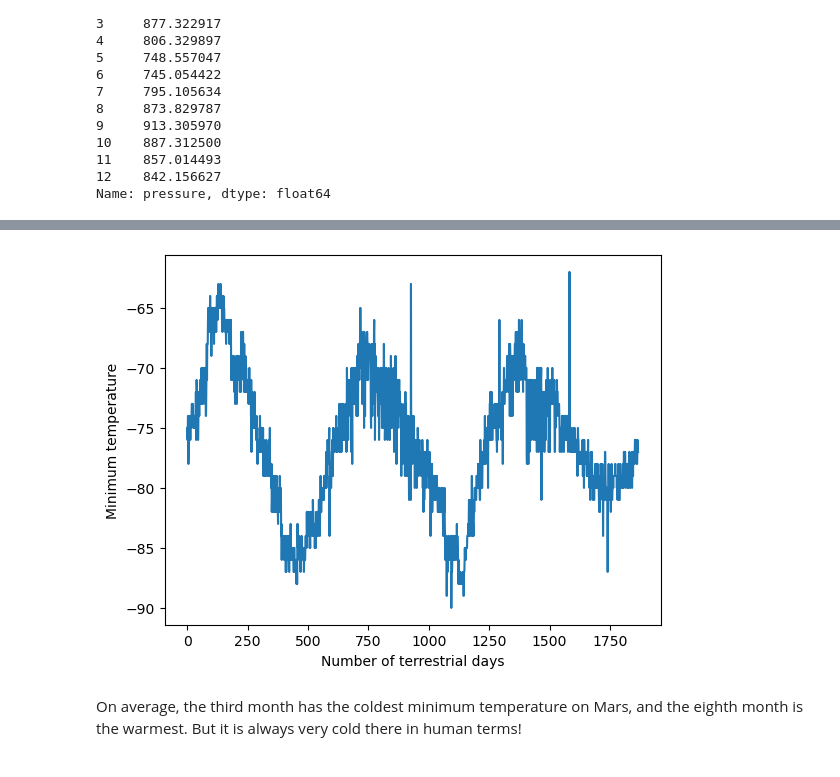
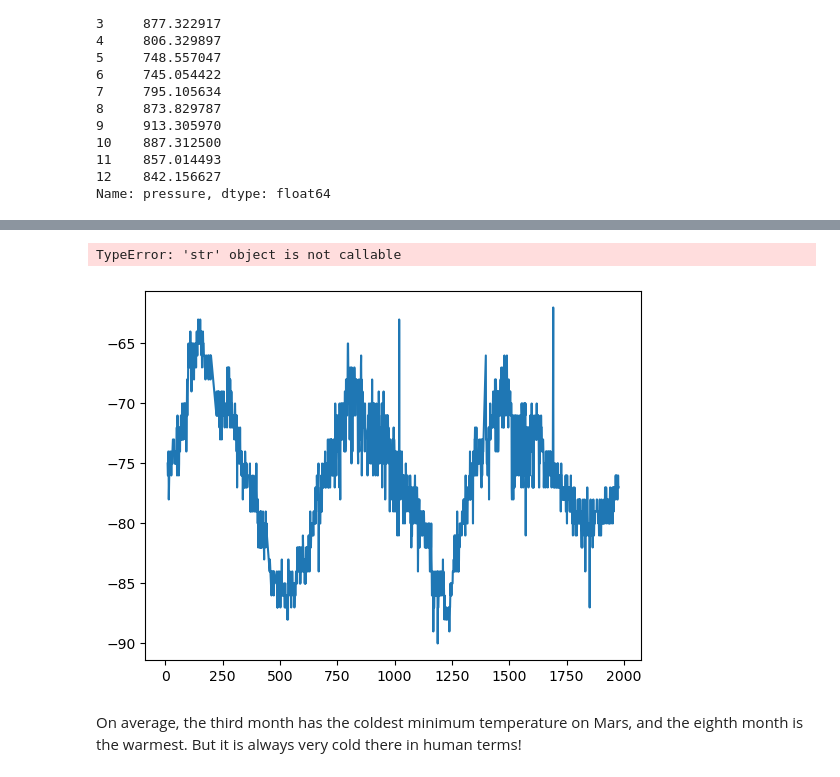
Before and after one commit to awann3r/web-scraping-challenge, a Jupyter notebook: part_2_mars_weather.ipynb, the cells around one changed output, grey strips where cells are left out. Cells and saved outputs as stored; diff of their text form; code cells hidden in the pictures.

```diff
--- a/part_2_mars_weather.ipynb
+++ b/part_2_mars_weather.ipynb
@@ -201,7 +226,12 @@ Name: pressure, dtype: float64
 # %%
 # 5. How many terrestrial (earth) days are there in a Martian year?
+plt.plot(mars_df["sol"], mars_df["min_temp"])
+plt.xlabel("Number of Terrastrial Days")
+plt.ylabel("Min Temperature (Celsius)")
+plt.show()
 # %% [output]
+TypeError: 'str' object is not callable
-[figure, old version]
+[figure, new version]
 # %% [markdown]
 On average, the third month has the coldest minimum temperature on Mars, and the eighth month is the warmest. But it is always very cold there in human terms!
 # %% [markdown]
```
Also changed, not shown: parts of 12 cells of this notebook, 1 other file.
